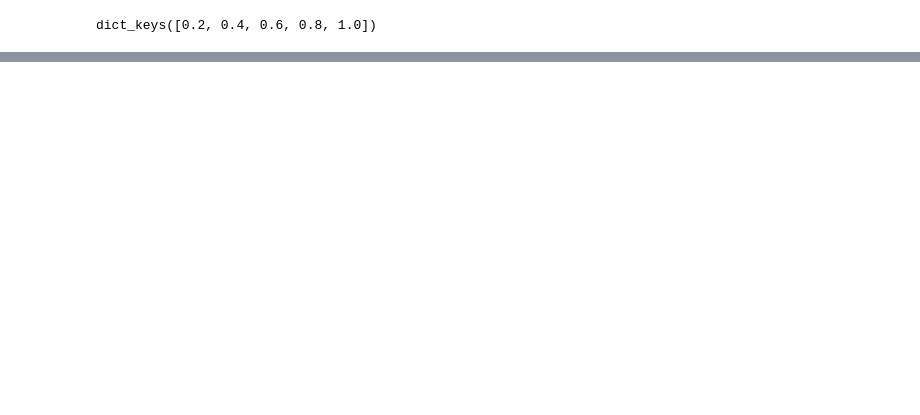
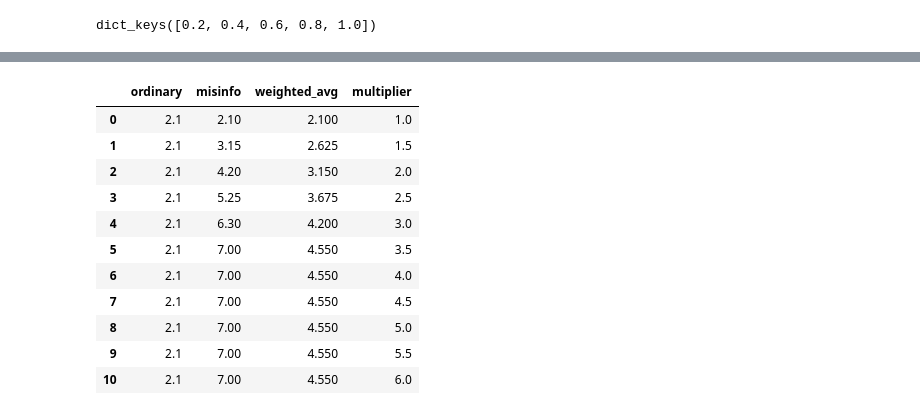
Before and after one commit to mr-devs/mean_field_quals, a Jupyter notebook: notebooks/2022-07-11__first-problem-set.ipynb, the cells around one changed output, grey strips where cells are left out. Cells and saved outputs as stored; diff of their text form; code cells hidden in the pictures; blank space fills up the shorter version.

```diff
--- a/notebooks/2022-07-11__first-problem-set.ipynb
+++ b/notebooks/2022-07-11__first-problem-set.ipynb
@@ -451,0 +619,17 @@ infections
+# %%
+r0frames = pd.DataFrame(r0s_, columns = ['ordinary', 'misinfo', 'weighted_avg', 'multiplier'])
+# %%
+r0frames
+# %% [output]
+|  | ordinary | misinfo | weighted_avg | multiplier |
+| 0 | 2.1 | 2.10 | 2.100 | 1.0 |
+| 1 | 2.1 | 3.15 | 2.625 | 1.5 |
+| 2 | 2.1 | 4.20 | 3.150 | 2.0 |
+| 3 | 2.1 | 5.25 | 3.675 | 2.5 |
+| 4 | 2.1 | 6.30 | 4.200 | 3.0 |
+| 5 | 2.1 | 7.00 | 4.550 | 3.5 |
+| 6 | 2.1 | 7.00 | 4.550 | 4.0 |
+| 7 | 2.1 | 7.00 | 4.550 | 4.5 |
+| 8 | 2.1 | 7.00 | 4.550 | 5.0 |
+| 9 | 2.1 | 7.00 | 4.550 | 5.5 |
+| 10 | 2.1 | 7.00 | 4.550 | 6.0 |
```
Also changed, not shown: parts of 63 cells of this notebook, 1 other file.
